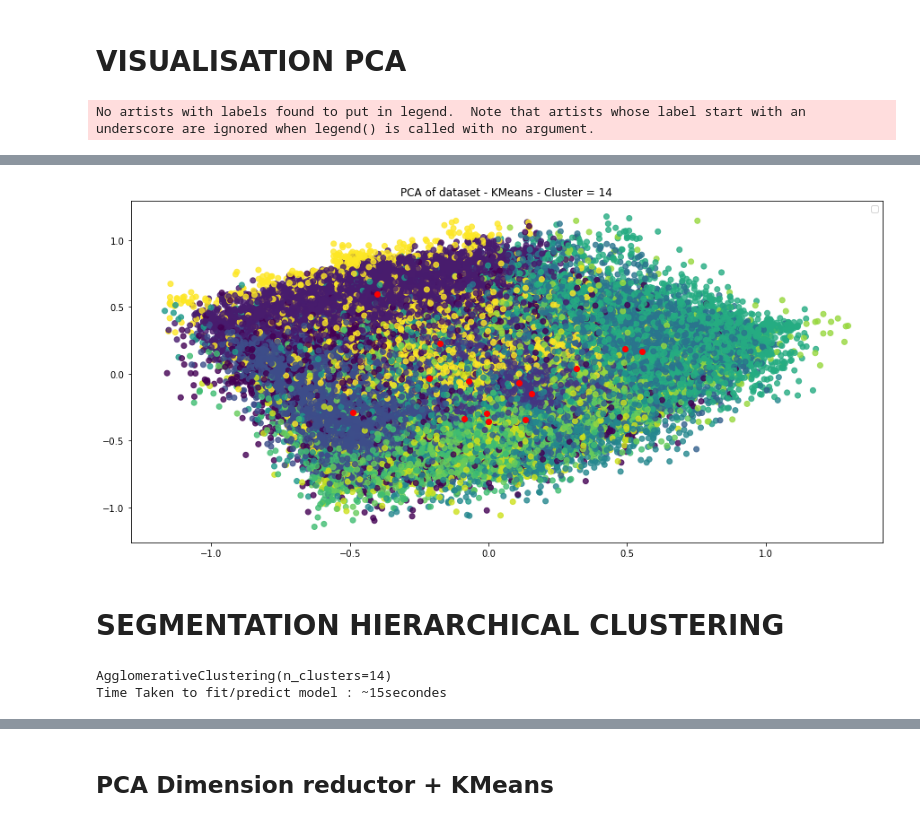
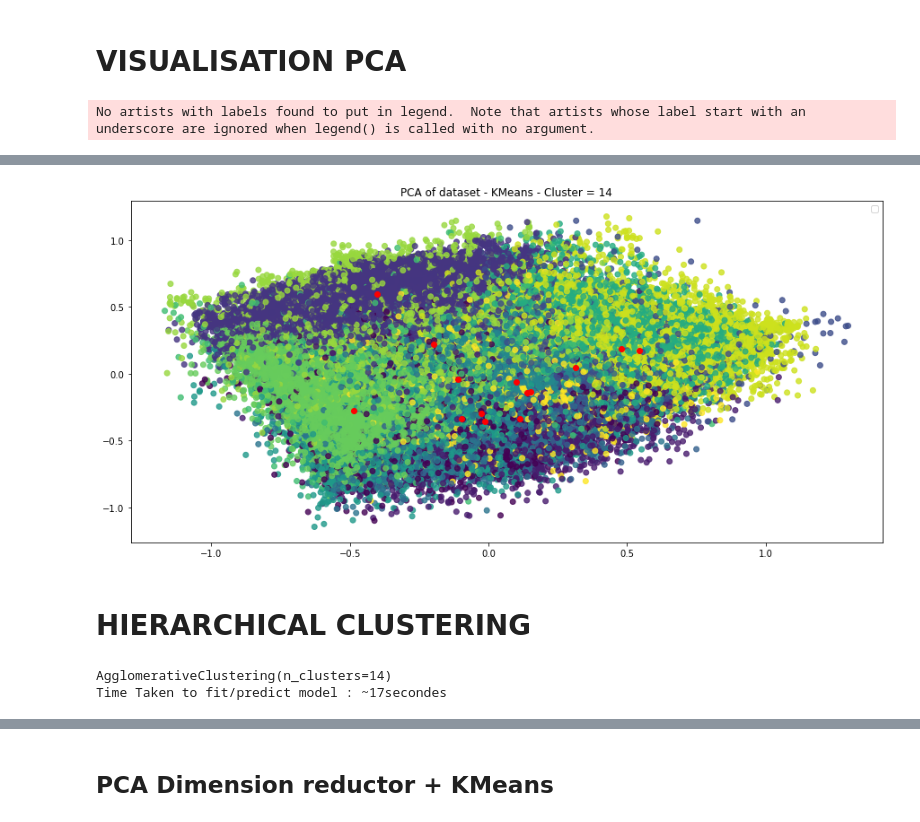
Before and after one commit to BlueTorche/STAGE-Wavenet-DelitraiteurBI, a Jupyter notebook: Usecase 2 - Segmentation Clientèle.ipynb, the cells around one changed output, grey strips where cells are left out. Drawn from its saved outputs; the diff is of its cells as text; code cells hidden in the pictures.

```diff
--- a/Usecase 2 - Segmentation Clientèle.ipynb
+++ b/Usecase 2 - Segmentation Clientèle.ipynb
@@ -47,7 +48,7 @@ NUMERO_DETAIL  = TABLE_DETAIL             + ".Numero_ticket"
 TABLE_ARTICLE  = "Article_meti_HIST"
 TABLE_UNIVERS  = "Univers"
 
-Univers_Depth  = 3            # Jusqu'où on ira dans l'univers ? = [1;4]
+Univers_Depth  = 4            # Jusqu'où on ira dans l'univers ? = [1;4]
 
 # @param Variable influançant la sélection des données
 nbr_client     = -1           # Nombre de clients à sélectionner. MAX = 148188. -1 --> ALL
@@ -61,8 +62,8 @@ MinMax_Norm    = True         # Défini si on utilise la Normalization Minmax
 MinMax_Tesh    = .3           # Seuil d'acceptabilité des cluster par défaut
 
 # @param Sur le modèle KMean
-K              = 14           # Nombre de segment. K = 21 -> 10% client d'exclu ; K = 15 -> 15% client exclu ; K = 9 -> 20% exclu
-n_init         = 50           # Nombre de run du KMean pour trouver le meilleur min
+K              = 14            # Nombre de segment. K = 21 -> 10% client d'exclu ; K = 15 -> 15% client exclu ; K = 9 -> 20% exclu
+n_init         = 100           # Nombre de run du KMean pour trouver le meilleur min
 
 # @param Sur l'analyse des données
 do_Analysis    = False        # Est-ce qu'on fait l'analyse des Elbow ou pas ?
@@ -225,17 +220,0 @@ Time Taken to load DB: ~0secondes
-# %%
-univers_correspondance = {}
-deleted = set()
-for item in df_my_univers.values:
-    if item[0] in deleted:
-        continue
-    for cor in df_my_univers.values:
-        if item[0] != cor[0]:
-            if (
-                item[1] == cor[1] and
-                (item[2] == cor[2] or Univers_Depth < 2) and
-                (item[3] == cor[3] or Univers_Depth < 3) and
-                (item[4] == cor[4] or Univers_Depth < 4)
-            ):
-                univers_correspondance[cor[0]] = item[0]
-                deleted.add(cor[0])
-print(univers_correspondance)
@@ -492,7 +511,7 @@ if do_Analysis:
 start = time()
 model = KMeans(K, n_init = n_init)
 model.fit(norm_clients_data)
-cluster = model.labels_
+kmeans_cluster = model.labels_
 # environ 1s * n_init * K/10
 print("Time Taken to fit model : ~" + str(int(time() - start)) + "secondes")
 # %% [output]
@@ -500,11 +519,11 @@ Time Taken to fit model : ~78secondes
 # %%
-cluster_centers = model.cluster_centers_
-cluster_centers = [{norm_clients_data.columns[j]:cluster_centers[i][j]
-                    for j in range(len(cluster_centers[i]))}
-                   for i in range(len(cluster_centers))]
-interest = get_interest(cluster_centers,
-                       Standard_Tresh if Standard_Norm else MinMax_Tesh,
-                       norm_clients_data.columns)
+kmeans_centers  = model.cluster_centers_
+kmeans_centers  = [{norm_clients_data.columns[j]:kmeans_centers[i][j]
+                    for j in range(len(kmeans_centers[i]))}
+                   for i in range(len(kmeans_centers))]
+kmeans_interest = get_interest(kmeans_centers,
+                       0.2,
+                       norm_clients_data.columns, K)
 
-print_interest(conn, interest, cluster, cluster_centers, norm_clients_data.columns)
+print_interest(conn, kmeans_interest, kmeans_cluster, kmeans_centers, norm_clients_data.columns)
 # %% [output]
@@ -575,8 +595,8 @@ def PCA_Visualisation(data, target=[], centroid=[], method = "", threeD = False)
     print("Time Taken to show PCA : ~" + str(int(time() - start)) + "secondes")
 # %%
 PCA_Visualisation(norm_clients_data,
-                  cluster,
-                  [list(dic.values()) for dic in cluster_centers],
+                  kmeans_cluster,
+                  [list(dic.values()) for dic in kmeans_centers],
                   method = 'KMeans',
                   threeD = threeD)
 # %% [output]
@@ -586,6 +606,6 @@ Time Taken to show PCA : ~0secondes
-[figure, old version]
+[figure, new version]
 # %% [markdown]
-# SEGMENTATION HIERARCHICAL CLUSTERING
+# HIERARCHICAL CLUSTERING
 # %%
 if do_Analysis:
     Analysis(norm_clients_data.head(max_fitted),
@@ -593,6 +613,8 @@ if do_Analysis:
              method = 'ward', Algo= 'hierarchical')
 # %%
-start = time()
+start  = time()
+
+method = method            # types de méthode: ward complete average single
 
 hierarchical_model = AgglomerativeClustering(n_clusters=K, affinity='euclidean', linkage=method)
 hierarchical_model.fit(norm_clients_data.head(max_fitted))
@@ -601,4 +623,4 @@ print(hierarchical_model)
 print("Time Taken to fit/predict model : ~" + str(int(time() - start)) + "secondes")
 # %% [output]
 AgglomerativeClustering(n_clusters=14)
-Time Taken to fit/predict model : ~15secondes
+Time Taken to fit/predict model : ~17secondes
```
Also changed, not shown: parts of 43 cells of this notebook, 3 other files.
